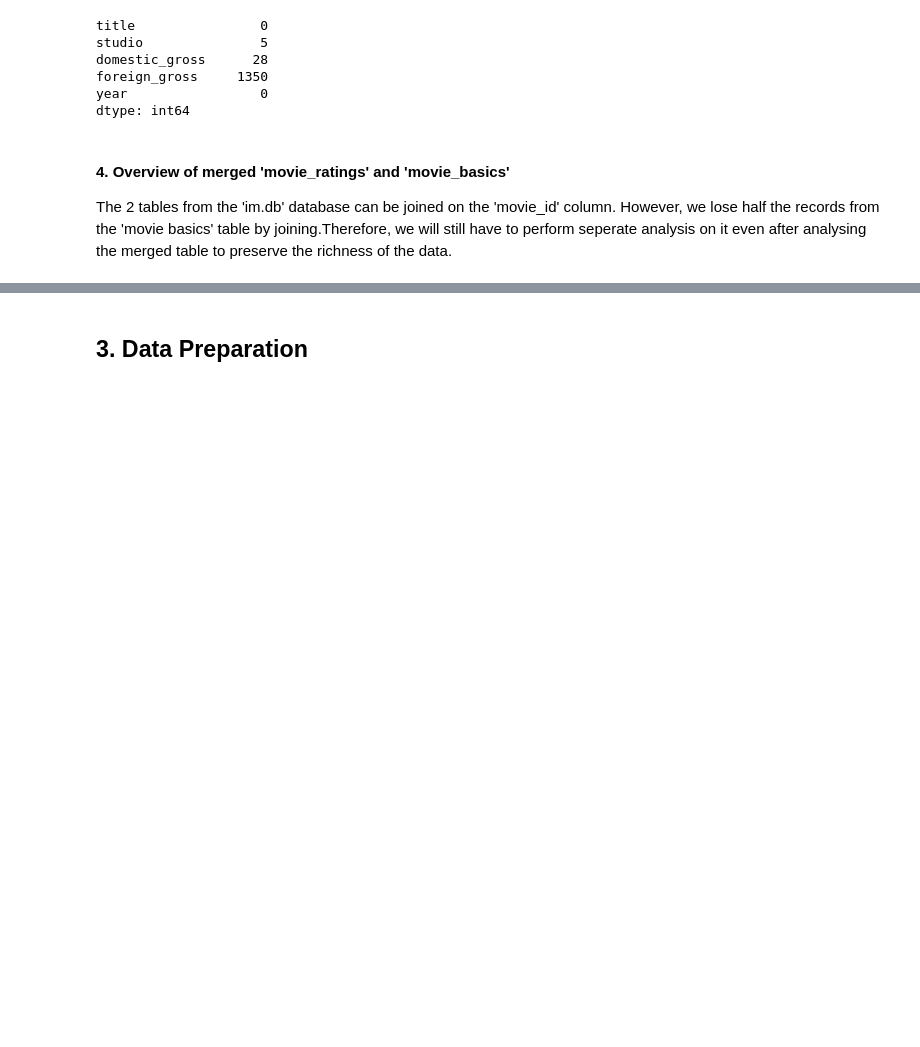
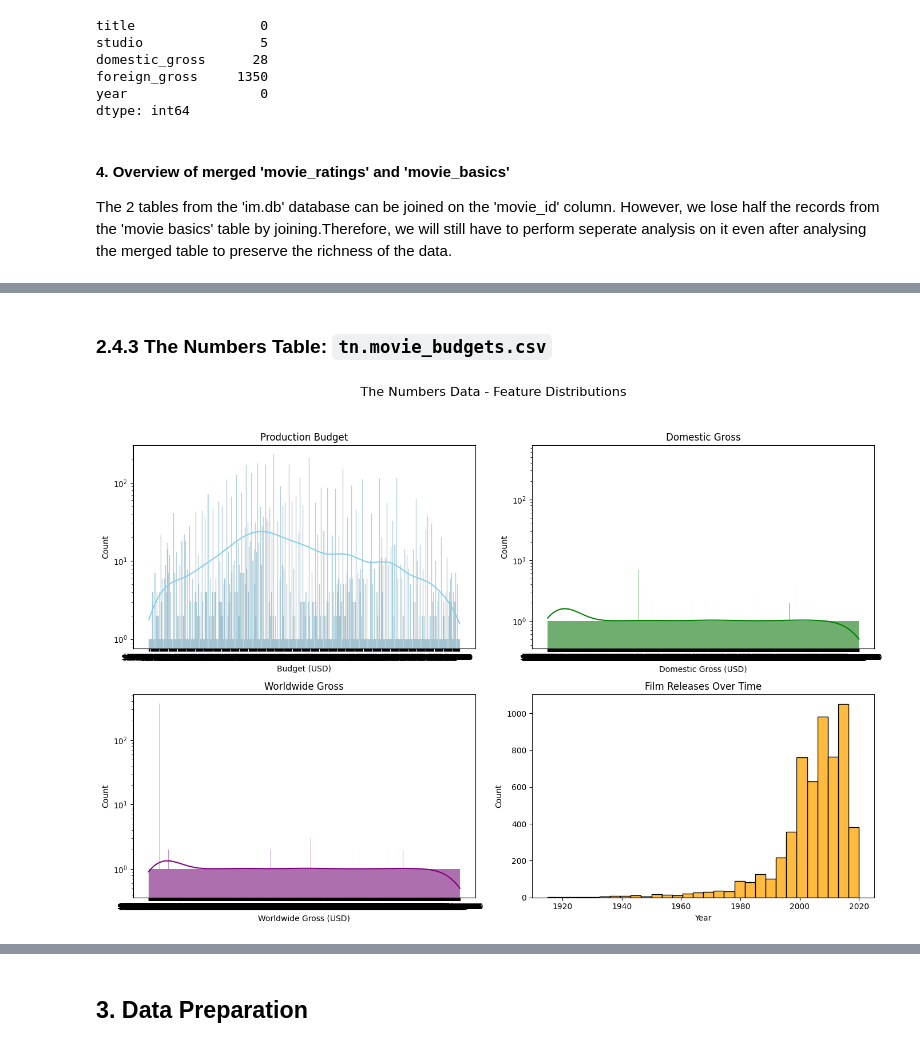
Before and after one commit to Dc-qwerty/Group-4-phase-2-project, a Jupyter notebook: newmoviestudio.ipynb, the cells around one changed output, grey strips where cells are left out. Drawn from its saved outputs; the diff is of its cells as text; code cells hidden in the pictures; blank space fills up the shorter version.

```diff
--- a/newmoviestudio.ipynb
+++ b/newmoviestudio.ipynb
@@ -328,0 +518,36 @@ These features provide a holistic view of each film by combining:
+# %% [markdown]
+### 2.4.3 The Numbers Table: `tn.movie_budgets.csv`
+# %%
+# Set up the subplot grid
+fig, axes = plt.subplots(2, 2, figsize=(14, 10))
+fig.suptitle("The Numbers Data - Feature Distributions", fontsize=16)
+
+# 1. Production Budget Distribution
+sns.histplot(df_4['production_budget'], bins=30, kde=True, ax=axes[0, 0], color='skyblue')
+axes[0, 0].set_title("Production Budget")
+axes[0, 0].set_xlabel("Budget (USD)")
+axes[0, 0].set_yscale("log")
+
+# 2. Domestic Gross Distribution
+sns.histplot(df_4['domestic_gross'], bins=30, kde=True, ax=axes[0, 1], color='green')
+axes[0, 1].set_title("Domestic Gross")
+axes[0, 1].set_xlabel("Domestic Gross (USD)")
+axes[0, 1].set_yscale("log")
+
+# 3. Worldwide Gross Distribution
+sns.histplot(df_4['worldwide_gross'], bins=30, kde=True, ax=axes[1, 0], color='purple')
+axes[1, 0].set_title("Worldwide Gross")
+axes[1, 0].set_xlabel("Worldwide Gross (USD)")
+axes[1, 0].set_yscale("log")
+
+# 4. Release Year Distribution
+df_4['release_year'] = pd.to_datetime(df_4['release_date'], errors='coerce').dt.year
+sns.histplot(df_4['release_year'].dropna(), bins=30, ax=axes[1, 1], color='orange')
+axes[1, 1].set_title("Film Releases Over Time")
+axes[1, 1].set_xlabel("Year")
+axes[1, 1].set_ylabel("Count")
+
+plt.tight_layout(rect=[0, 0.03, 1, 0.95])
+plt.show()
+# %% [output]
+[figure, added]
```
Also changed, not shown: parts of 25 cells of this notebook.
